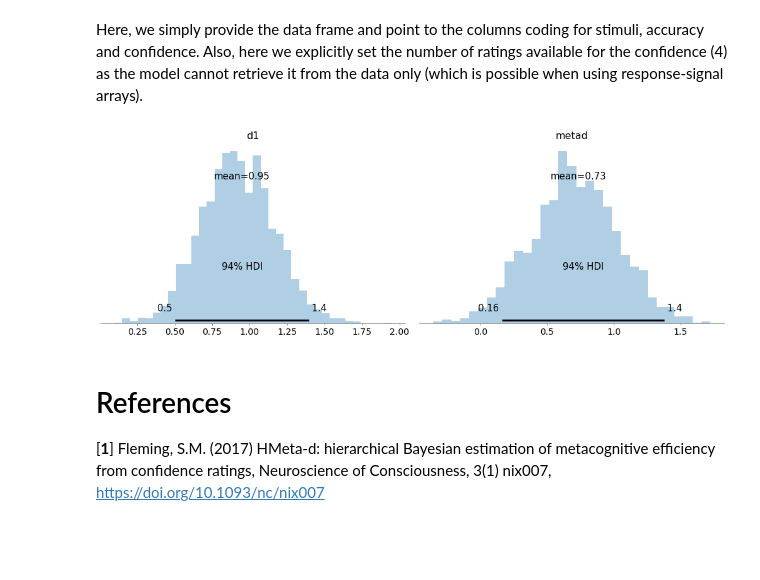
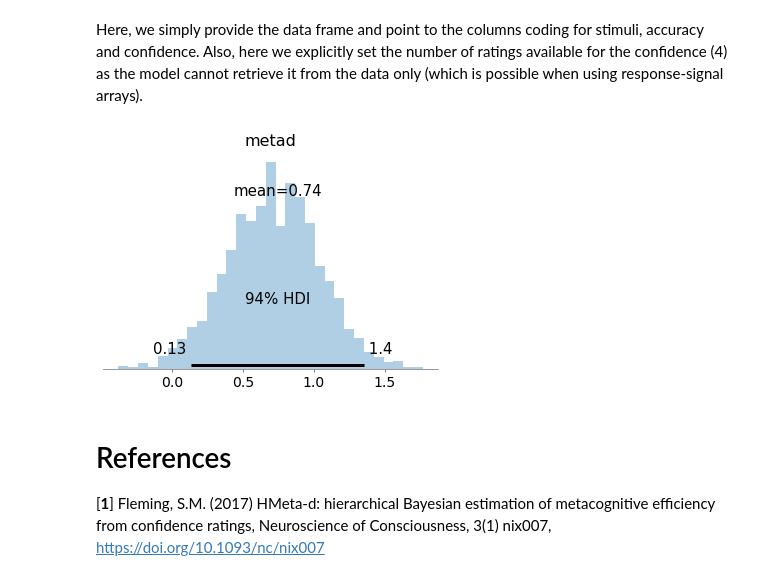
Before and after one commit to embodied-computation-group/metadpy, a Jupyter notebook: notebooks/Example 2 - Fitting Bayesian - Subject level (numpyro).ipynb, the cells around one changed output. Drawn from its saved outputs; the diff is of its cells as text; code cells hidden in the pictures; blank space fills up the shorter version.

```diff
--- a/notebooks/Example 2 - Fitting Bayesian - Subject level (numpyro).ipynb
+++ b/notebooks/Example 2 - Fitting Bayesian - Subject level (numpyro).ipynb
@@ -66,9 +66,9 @@ model, traces = hmetad(
     nRatings=4,
     backend="numpyro")
 # %%
-az.plot_posterior(traces, var_names=["d1", "metad"], kind="hist");
+az.plot_posterior(traces, var_names=["metad"], kind="hist");
 # %% [output]
-[figure, old version]
+[figure, new version]
 # %% [markdown]
 # References
 
```
Also changed, not shown: parts of 2 cells of this notebook, 1 other file.
